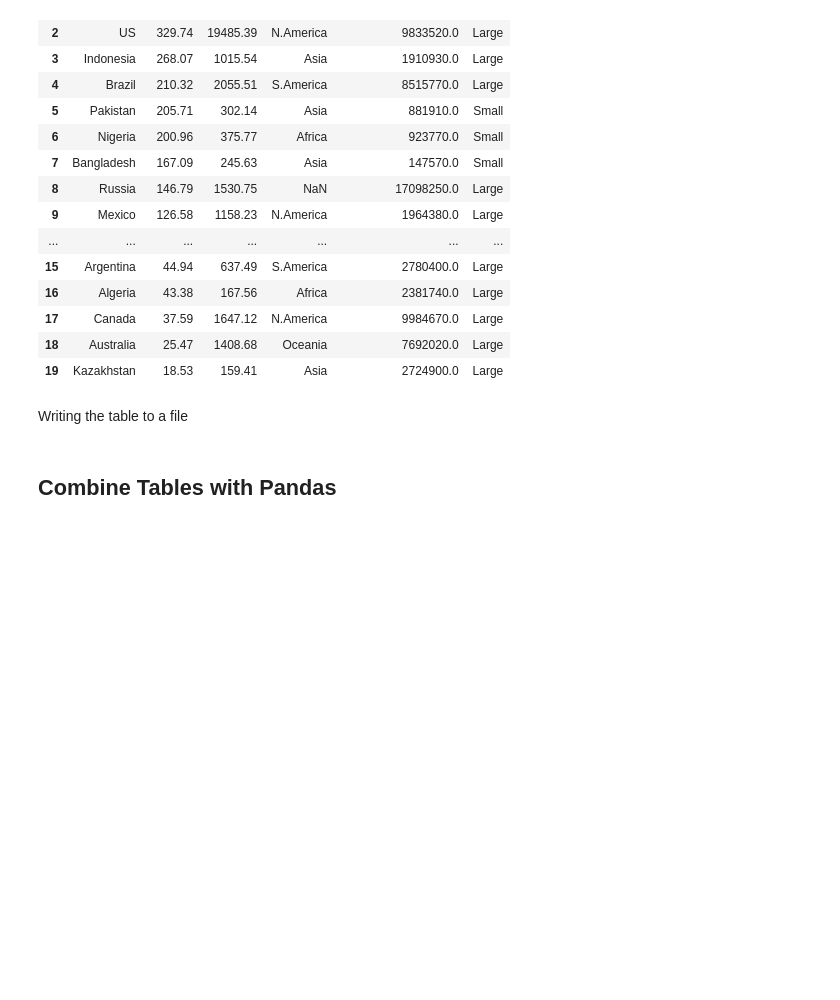
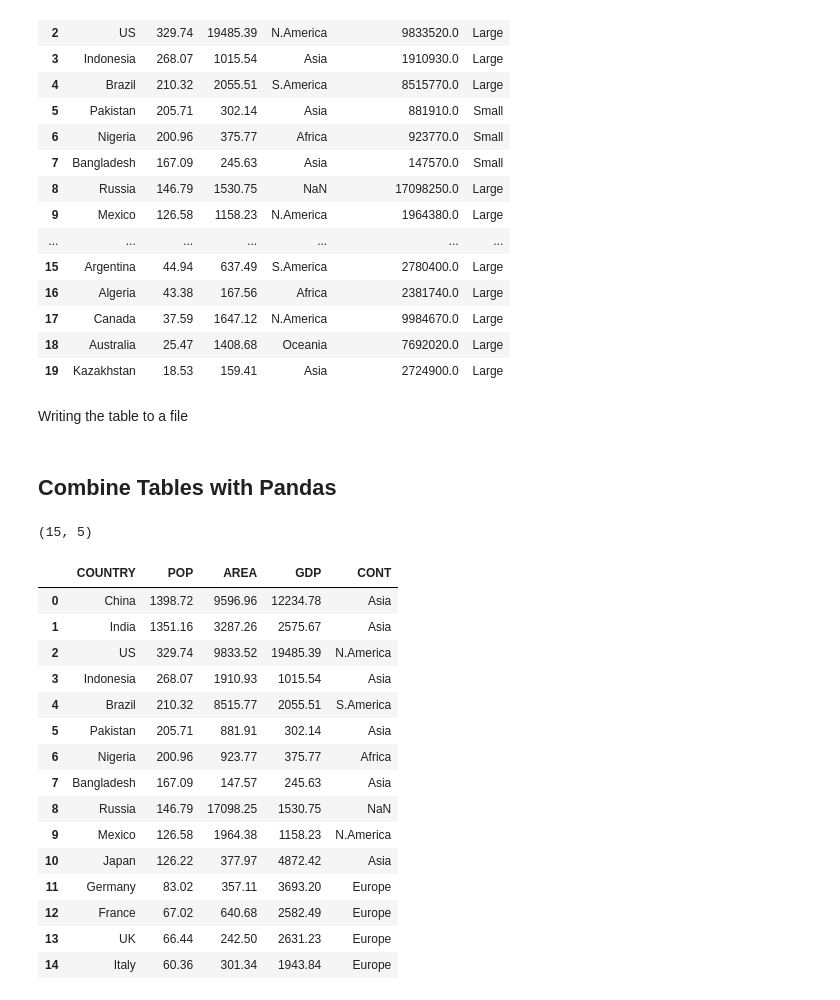
Before and after one commit to Daniel2tio/COMP4030, a Jupyter notebook: Lab 1/lab1.ipynb, the cells around one changed output. Saved outputs shown, nothing was run; the diff lists cells and outputs as text; code cells hidden in the pictures; blank space fills up the shorter version.

```diff
--- a/Lab 1/lab1.ipynb
+++ b/Lab 1/lab1.ipynb
@@ -315,3 +315,27 @@ Writing the table to a file
 df.to_csv('countries_new.csv', index=False)
 # %% [markdown]
 ## Combine Tables with Pandas
+# %%
+df_1 = pd.read_csv('countries.csv', nrows=15)
+df_2 = pd.read_csv('countries.csv', skiprows=range(1,16))
+# %%
+print(df_1.shape)
+df_1
+# %% [output]
+(15, 5)
+|  | COUNTRY | POP | AREA | GDP | CONT |
+| 0 | China | 1398.72 | 9596.96 | 12234.78 | Asia |
+| 1 | India | 1351.16 | 3287.26 | 2575.67 | Asia |
+| 2 | US | 329.74 | 9833.52 | 19485.39 | N.America |
+| 3 | Indonesia | 268.07 | 1910.93 | 1015.54 | Asia |
+| 4 | Brazil | 210.32 | 8515.77 | 2055.51 | S.America |
+| 5 | Pakistan | 205.71 | 881.91 | 302.14 | Asia |
+| 6 | Nigeria | 200.96 | 923.77 | 375.77 | Africa |
+| 7 | Bangladesh | 167.09 | 147.57 | 245.63 | Asia |
+| 8 | Russia | 146.79 | 17098.25 | 1530.75 | NaN |
+| 9 | Mexico | 126.58 | 1964.38 | 1158.23 | N.America |
+| 10 | Japan | 126.22 | 377.97 | 4872.42 | Asia |
+| 11 | Germany | 83.02 | 357.11 | 3693.20 | Europe |
+| 12 | France | 67.02 | 640.68 | 2582.49 | Europe |
+| 13 | UK | 66.44 | 242.50 | 2631.23 | Europe |
+| 14 | Italy | 60.36 | 301.34 | 1943.84 | Europe |
```
Also changed, not shown: parts of 5 cells of this notebook.
